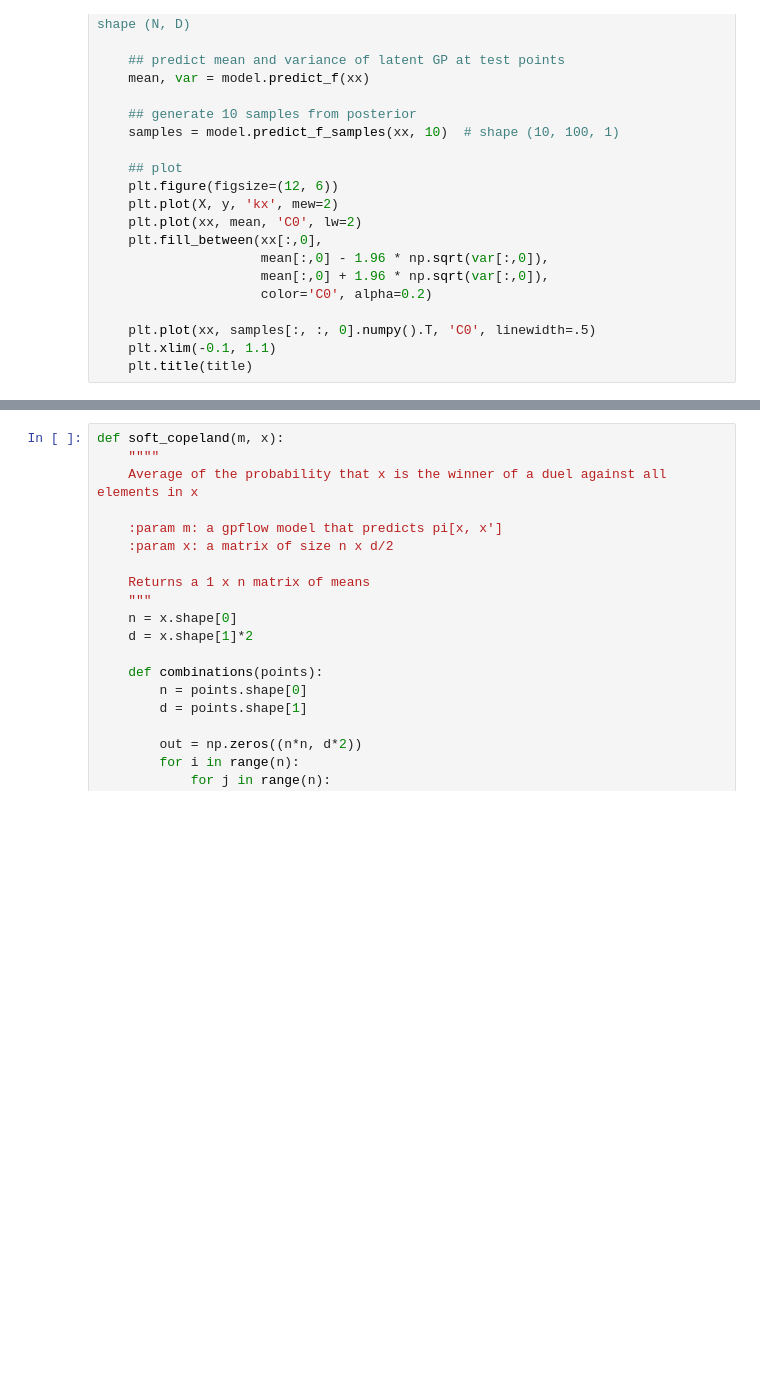
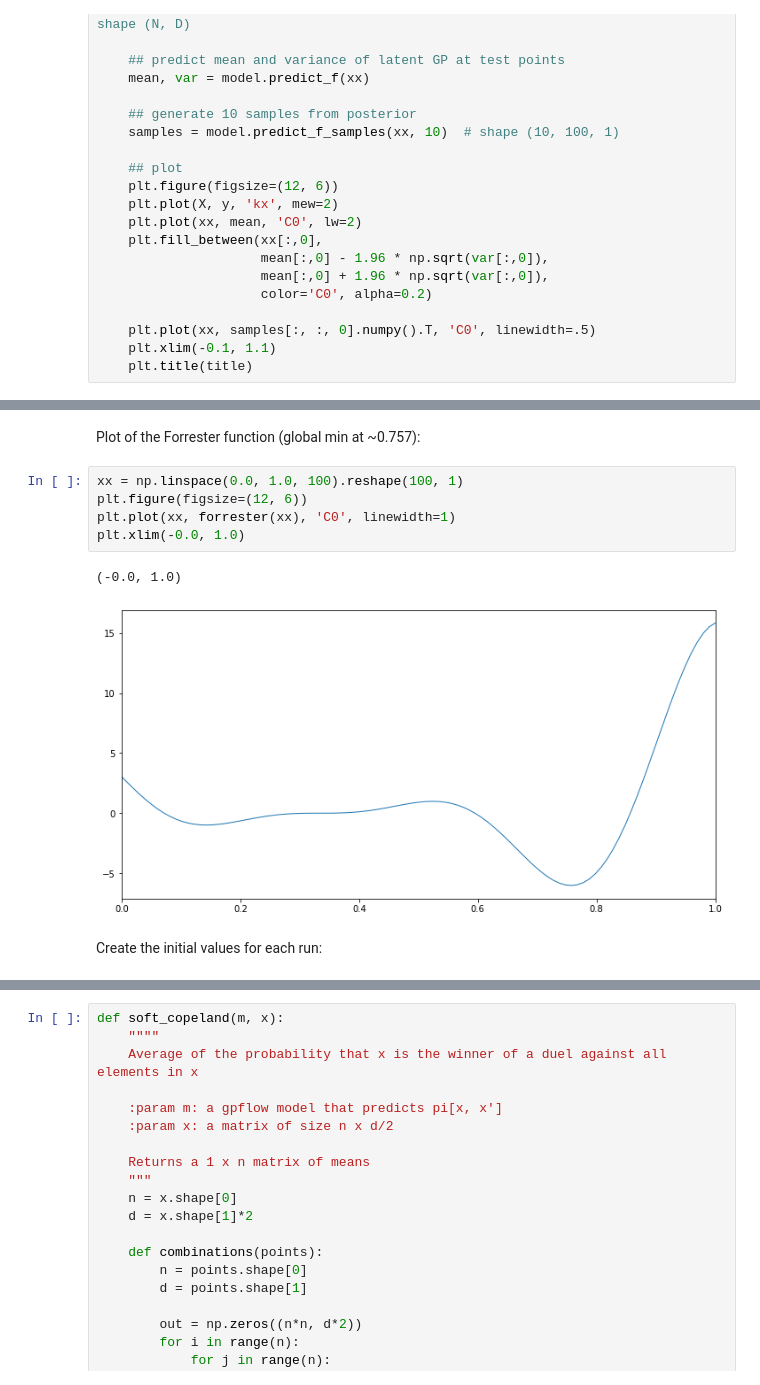
Before and after one commit to sebtsh/Top-k-Ranking-Bayesian-Optimization, a Jupyter notebook: notebooks/PBO_DTS.ipynb, the cells around one changed output, grey strips where cells are left out. Cells and saved outputs as stored; diff of their text form; blank space fills up the shorter version.

```diff
--- a/notebooks/PBO_DTS.ipynb
+++ b/notebooks/PBO_DTS.ipynb
@@ -523,0 +65,12 @@ plot(m, axes)
+# %% [markdown]
+Plot of the Forrester function (global min at ~0.757):
+# %%
+xx = np.linspace(0.0, 1.0, 100).reshape(100, 1)
+plt.figure(figsize=(12, 6))
+plt.plot(xx, forrester(xx), 'C0', linewidth=1)
+plt.xlim(-0.0, 1.0)
+# %% [output]
+(-0.0, 1.0)
+[figure, added]
+# %% [markdown]
+Create the initial values for each run:
```
Also changed, not shown: parts of 68 cells of this notebook, 2 other files.
